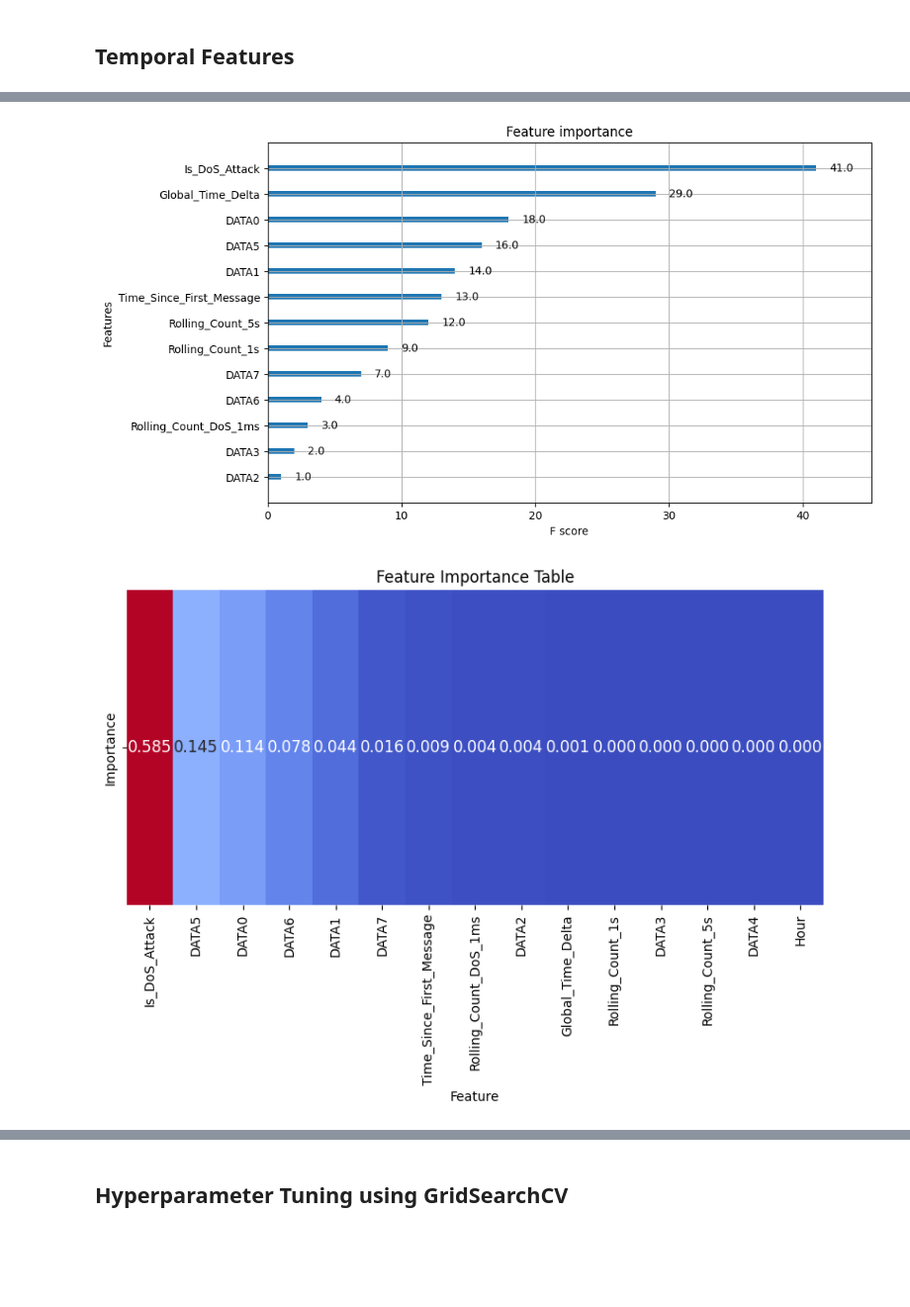
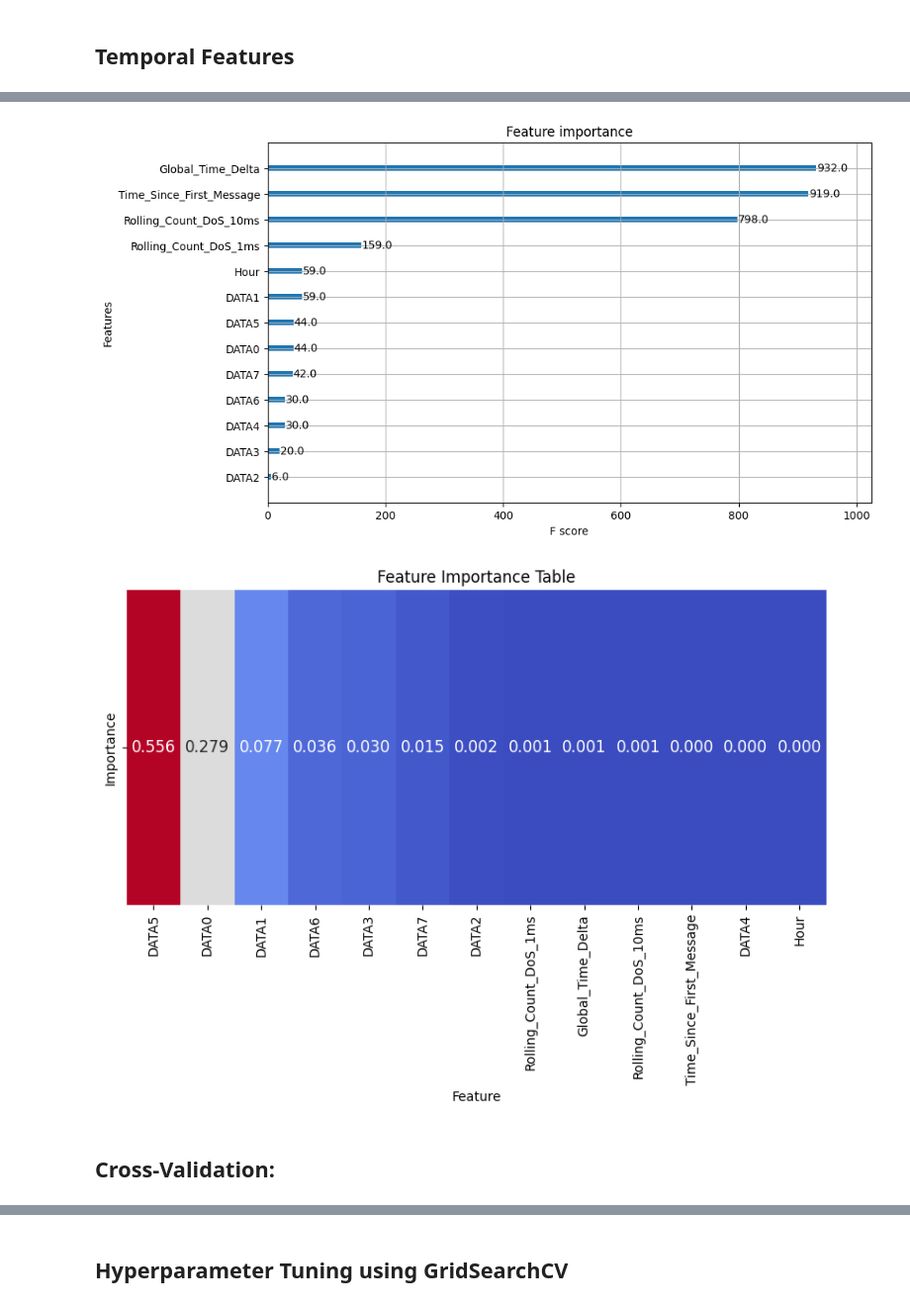
Before and after one commit to pranav-k-jha/kaggle-notebooks, a Jupyter notebook: cav-ml-prediction-model.ipynb, the cells around one changed output, grey strips where cells are left out. Shown at 99% size. Cells and saved outputs as stored; diff of their text form; code cells hidden in the pictures; blank space fills up the shorter version.

Commit message:
Kaggle Notebook | DOS IDS ML Prediction Model | Version 21

```diff
--- a/cav-ml-prediction-model.ipynb
+++ b/cav-ml-prediction-model.ipynb
@@ -554,18 +554,9 @@ from sklearn.model_selection import train_test_split
 import xgboost as xgb
 from sklearn.metrics import classification_report, accuracy_score, confusion_matrix, roc_auc_score
 import matplotlib.pyplot as plt
-
-# Load data
-df = df_9.copy()
-
-
-import pandas as pd
-import numpy as np
-from sklearn.model_selection import train_test_split
-import xgboost as xgb
-from sklearn.metrics import classification_report, accuracy_score, confusion_matrix, roc_auc_score
-import matplotlib.pyplot as plt
 import seaborn as sns
+from imblearn.over_sampling import SMOTE  # Import for oversampling
+from sklearn.metrics import roc_auc_score
 
 # Load data
 df = df_9.copy()
@@ -579,15 +570,12 @@ df = df.sort_values('Timestamp').reset_index(drop=True)
 # Set 'Timestamp' as the index for rolling operations
 df.set_index('Timestamp', inplace=True)
 
-# 1. Handle DoS Attack (Detecting CAN ID '0000' spikes)
-df['Is_DoS_Attack'] = (df['CAN ID'] == 0).astype(int)
-
 # 2. Global time-based features (no ECU grouping)
 df['Global_Time_Delta'] = df.index.to_series().diff().dt.total_seconds().fillna(0)  # Time between ALL messages
 
 # 3. Rolling count of messages in 1s and 5s window
-df['Rolling_Count_1s'] = df.rolling('1s').count()['CAN ID']  # Total messages in 1s window
-df['Rolling_Count_5s'] = df.rolling('5s').count()['CAN ID']  # Total messages in 5s window
+df['Rolling_Count_DoS_1ms'] = df.rolling('1ms').count()['CAN ID']
+df['Rolling_Count_DoS_10ms'] = df.rolling('10ms').count()['CAN ID']
 
 # 4. Frequency-based features (DoS Attack detection)
 df['Rolling_Count_DoS_1ms'] = df.rolling('0.3ms').count()['CAN ID']  # Messages in 0.3ms window (for DoS attack)
@@ -597,20 +585,30 @@ df['Hour'] = df.index.hour
 df['Time_Since_First_Message'] = (df.index - df.index.min()).total_seconds()
 
 # 6. Prepare features (drop the identifier columns but don't drop 'Timestamp' since it's the index)
-X = df.drop(['Flag', 'CAN ID'], axis=1)  # Remove identifiers
+X = df.drop(['Flag', 'CAN ID'], axis=1)  # Keep 'Is_DoS_Attack'
 y = df['Flag']
 
-# 7. Split data with stratification (same as before)
-X_train, X_test, y_train, y_test = train_test_split(
-    X, y,
-    test_size=0.2,
-    stratify=y,
-    random_state=42
-)
+# Split data chronologically first
+train_size = int(0.8 * len(df))
+train_df = df.iloc[:train_size]
+test_df = df.iloc[train_size:]
 
-# Initialize XGBoost with realistic parameters
+# Replace train_test_split with chronological split
+X_train, X_test = X.iloc[:train_size], X.iloc[train_size:]
+y_train, y_test = y.iloc[:train_size], y.iloc[train_size:]
+
+# Calculate time since first message using TRAINING data's min timestamp
+train_min_time = train_df.index.min()
+train_df['Time_Since_First_Message'] = (train_df.index - train_min_time).total_seconds()
+test_df['Time_Since_First_Message'] = (test_df.index - train_min_time).total_seconds()
+
+# 1. Apply SMOTE for oversampling to handle class imbalance
+smote = SMOTE(sampling_strategy='auto', random_state=42)
+X_train_res, y_train_res = smote.fit_resample(X_train, y_train)
+
+# 2. Initialize XGBoost with realistic parameters and scale_pos_weight
 model = xgb.XGBClassifier(
-    scale_pos_weight=5.24,
+    scale_pos_weight=10,  # Adjusting to 10
     objective='binary:logistic',
     eval_metric='aucpr',
     use_label_encoder=False,
@@ -620,19 +618,24 @@ model = xgb.XGBClassifier(
     random_state=42
 )
 
-# Train the model
-model.fit(X_train, y_train)
+# 3. Train the model on resampled data
+model.fit(X_train_res, y_train_res)
 
-# Evaluate the model
+# 4. Evaluate the model
 y_pred = model.predict(X_test)
 y_proba = model.predict_proba(X_test)[:, 1]
 
 print("Accuracy:", accuracy_score(y_test, y_pred))
 print("Confusion Matrix:\n", confusion_matrix(y_test, y_pred))
 print("Classification Report:\n", classification_report(y_test, y_pred))
-print(f"\nROC AUC Score: {roc_auc_score(y_test, y_proba):.4f}")
 
-# 8. Feature Importance
+# 5. Check if both classes are present in y_test before calculating ROC AUC score
+if len(np.unique(y_test)) > 1:
+    print(f"\nROC AUC Score: {roc_auc_score(y_test, y_proba):.4f}")
+else:
+    print("\nROC AUC Score cannot be computed because only one class is present in the test set.")
+
+# 6. Feature Importance
 # Get feature importances
 feature_importances = model.feature_importances_
 
@@ -645,13 +648,13 @@ feature_importance_df = pd.DataFrame({
 # Print the feature importance table
 print("\nFeature Importances:\n", feature_importance_df)
 
-# 9. Plot Feature Importance
+# 7. Plot Feature Importance
 plt.figure(figsize=(10, 6))
 plt.title("Feature Importances (Including DoS Attack Detection)")
 xgb.plot_importance(model, ax=plt.gca())
 plt.show()
 
-# 10. Display the Feature Importance Table using a heatmap (for better visualization)
+# 8. Display the Feature Importance Table using a heatmap (for better visualization)
 plt.figure(figsize=(8, 6))
 sns.heatmap(feature_importance_df.set_index('Feature').T, annot=True, cmap='coolwarm', cbar=False, fmt='.3f', annot_kws={'size': 12})
 plt.title('Feature Importance Table')
@@ -678,2 +691,4 @@ Classification Report:
-[figure, old version]
+[figure, new version]
-[figure, old version]
+[figure, new version]
+# %% [markdown]
+## Cross-Validation:
```
Also changed, not shown: parts of 5 cells of this notebook.
